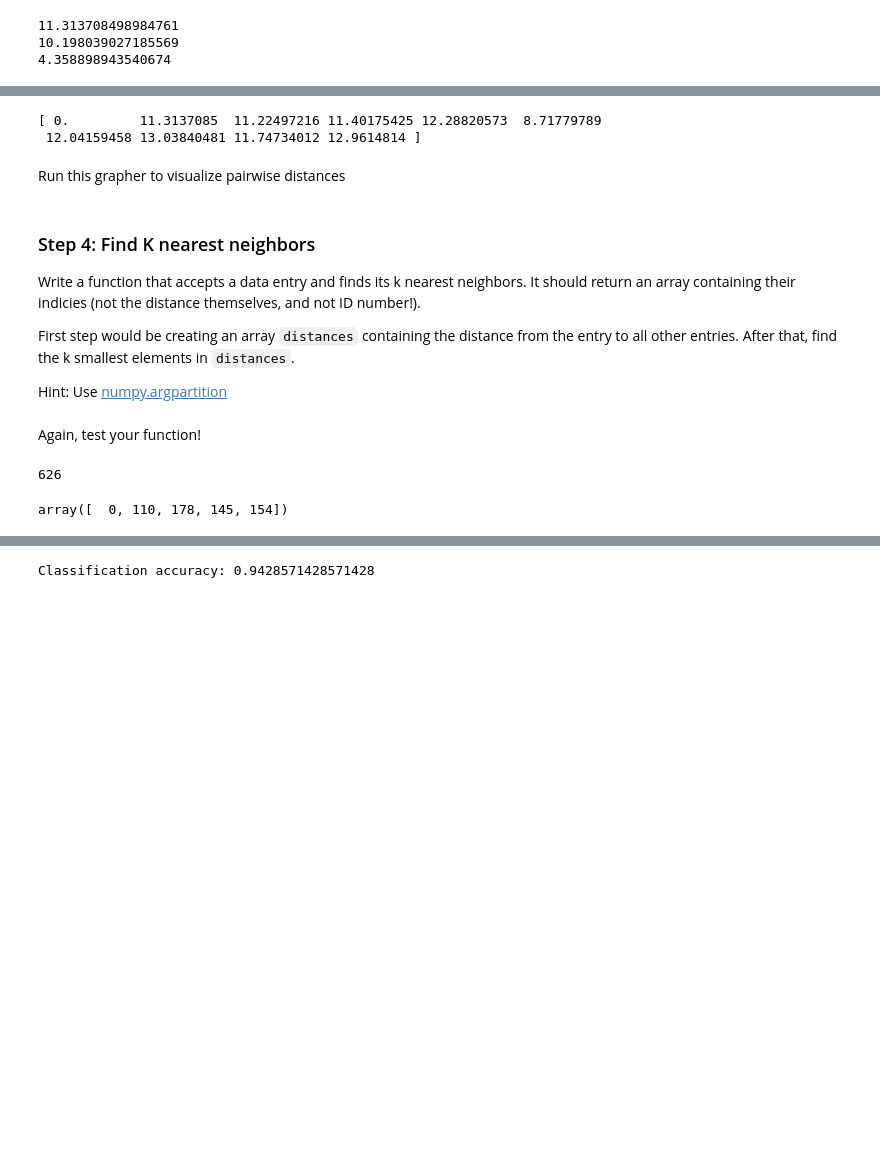
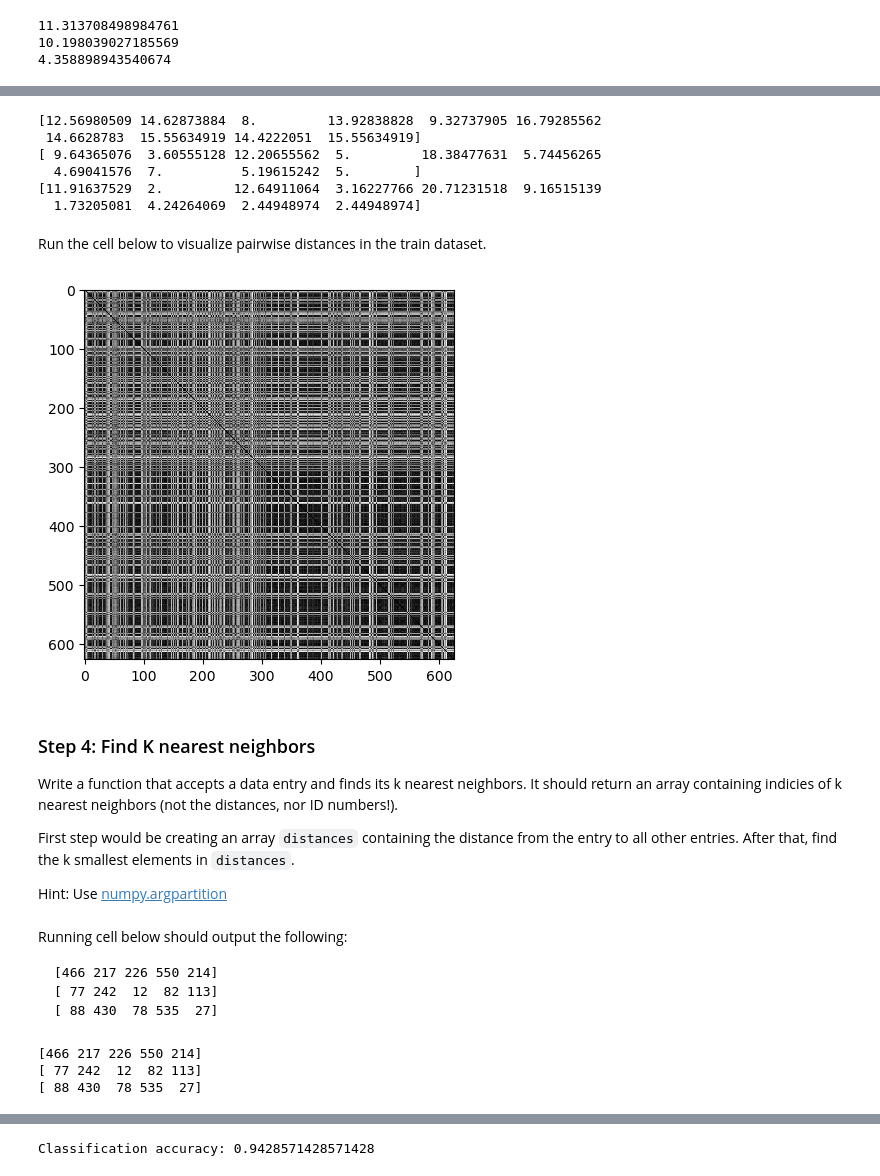
Before and after one commit to fullmoon-cat/breast_cancer_classification, a Jupyter notebook: BreastCancerClassifyPython/breast_cancer_solution.ipynb, the cells around one changed output, grey strips where cells are left out. Saved outputs shown, nothing was run; the diff lists cells and outputs as text; code cells hidden in the pictures; blank space fills up the shorter version.

Commit message:
nah we'll go back to the original version. Added tests and visualization. Edited some markdown instructions.

````diff
--- a/BreastCancerClassifyPython/breast_cancer_solution.ipynb
+++ b/BreastCancerClassifyPython/breast_cancer_solution.ipynb
@@ -103,15 +115,26 @@ Test your function!
 # %%
-print(getAllDistances(train[0], train)[:10])
+print(getAllDistances(test[0], train)[:10])
+print(getAllDistances(test[1], train)[:10])
+print(getAllDistances(test[2], train)[:10])
 # %% [output]
-[ 0.         11.3137085  11.22497216 11.40175425 12.28820573  8.71779789
- 12.04159458 13.03840481 11.74734012 12.9614814 ]
+[12.56980509 14.62873884  8.         13.92838828  9.32737905 16.79285562
+ 14.6628783  15.55634919 14.4222051  15.55634919]
+[ 9.64365076  3.60555128 12.20655562  5.         18.38477631  5.74456265
+  4.69041576  7.          5.19615242  5.        ]
+[11.91637529  2.         12.64911064  3.16227766 20.71231518  9.16515139
+  1.73205081  4.24264069  2.44948974  2.44948974]
 # %% [markdown]
-Run this grapher to visualize pairwise distances
+Run the cell below to visualize pairwise distances in the train dataset.
 # %%
-#TODO: Write grapher
+import matplotlib.pyplot as plt
+dists = np.array([getAllDistances(train[i], train) for i in range(len(train))])
+plt.imshow(dists, cmap='gray', interpolation='nearest')
+plt.show()
+# %% [output]
+[figure, added]
 # %% [markdown]
 ### Step 4: Find K nearest neighbors
-Write a function that accepts a data entry and finds its k nearest neighbors. It should return an array containing their indicies (not the distance themselves, and not ID number!).
+Write a function that accepts a data entry and finds its k nearest neighbors. It should return an array containing indicies of k nearest neighbors (not the distances, nor ID numbers!).
 
 First step would be creating an array `distances` containing the distance from the entry to all other entries. After that, find the k smallest elements in `distances`.
 
@@ -122,4 +145,9 @@ def getKNearestNeighbors(entry, train_data, k):
     distances = np.array([calculateDistance(entry, train) for train in train_data])
     return np.argpartition(distances, k)[:k]
 # %% [markdown]
-Again, test your function!
+Running cell below should output the following:
+```
+[466 217 226 550 214]
+[ 77 242  12  82 113]
+[ 88 430  78 535  27]
+```
@@ -128,7 +154,10 @@ Again, test your function!
 # %%
-getKNearestNeighbors(train[0], train, 5)
+print(getKNearestNeighbors(test[0], train, 5))
+print(getKNearestNeighbors(test[1], train, 5))
+print(getKNearestNeighbors(test[2], train, 5))
 # %% [output]
-626
+[466 217 226 550 214]
+[ 77 242  12  82 113]
+[ 88 430  78 535  27]
-array([  0, 110, 178, 145, 154])
 # %% [markdown]
 ### Step 5: Classify!
````
Also changed, not shown: parts of 15 cells of this notebook.
